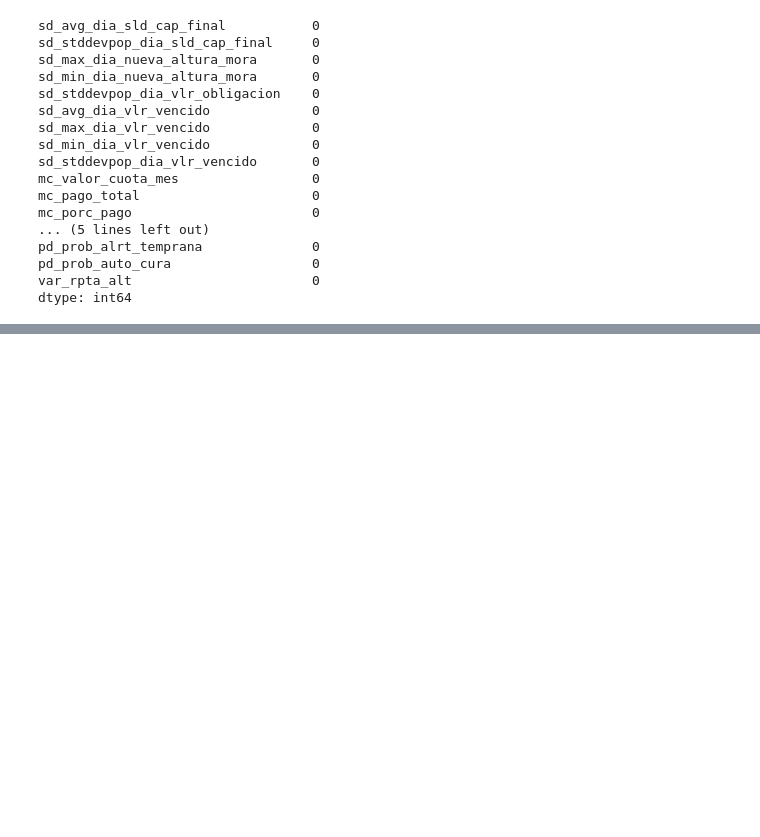
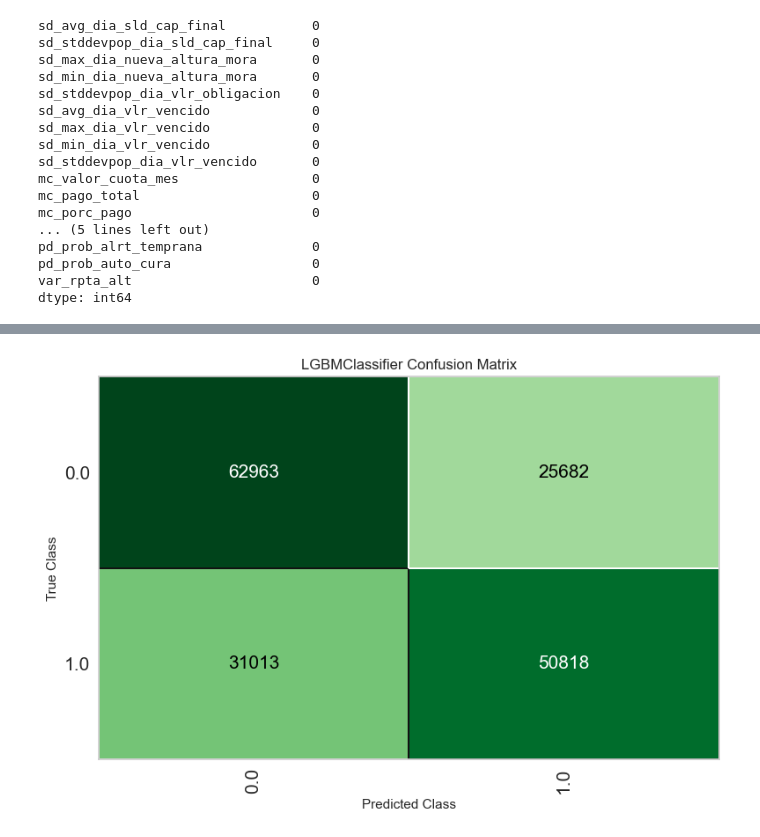
Before and after one commit to wacGitHub07/prueba-modelos, a Jupyter notebook: notebooks/base_model.ipynb, the cells around one changed output, grey strips where cells are left out. Drawn from its saved outputs; the diff is of its cells as text; code cells hidden in the pictures; blank space fills up the shorter version.

```diff
--- a/notebooks/base_model.ipynb
+++ b/notebooks/base_model.ipynb
@@ -258,0 +234,4 @@ ValueError: Invalid value for the target parameter. Column var_rpta_alt not foun
+# %%
+# functional API
+plot_model(best_model, plot = 'confusion_matrix')
+# %% [output]
@@ -258,0 +239 @@ ValueError: Invalid value for the target parameter. Column var_rpta_alt not foun
+[figure, added]
```
Also changed, not shown: parts of 18 cells of this notebook, 10 other files.
